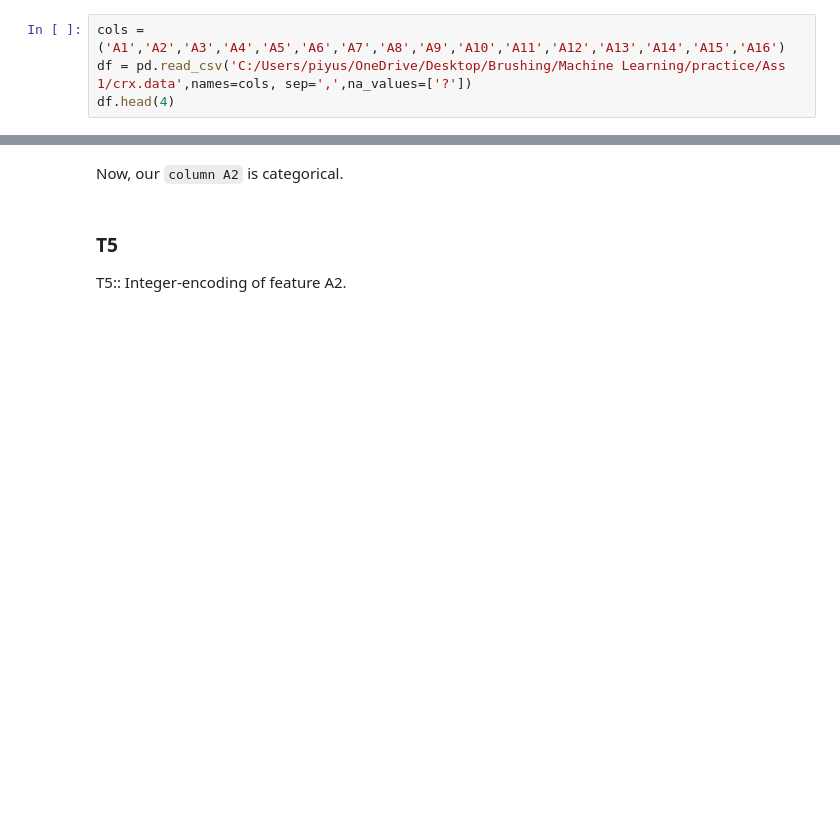
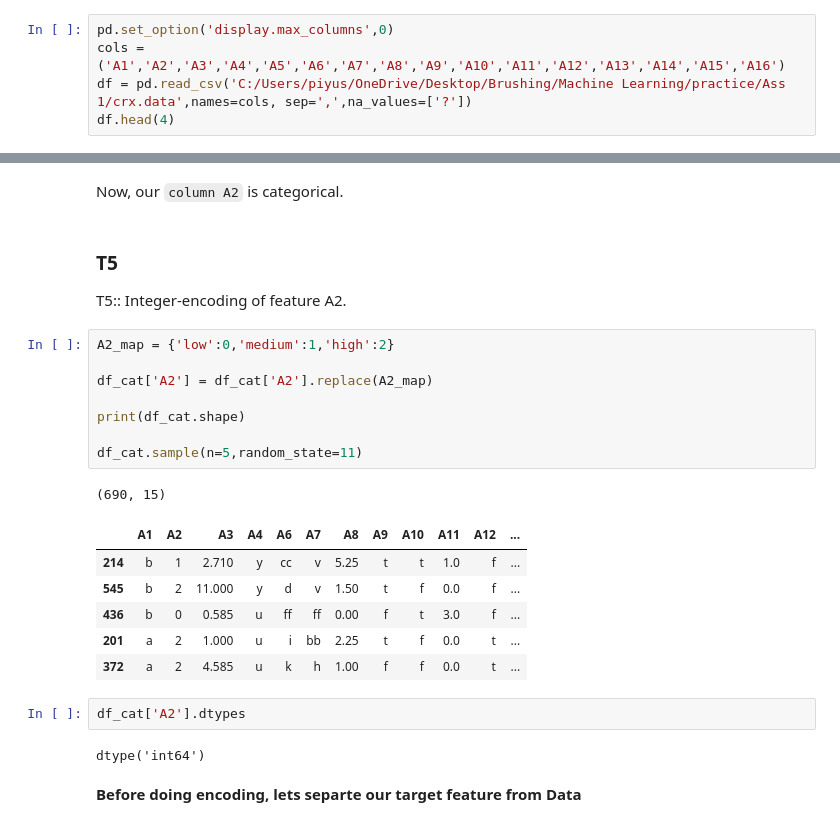
Before and after one commit to piyushthaware/Machine_Learning, a Jupyter notebook: ML_preprocessing_1.ipynb, the cells around one changed output, grey strips where cells are left out. Saved outputs shown, nothing was run; the diff lists cells and outputs as text; blank space fills up the shorter version.

```diff
--- a/ML_preprocessing_1.ipynb
+++ b/ML_preprocessing_1.ipynb
@@ -42,6 +42,7 @@ import numpy as np
 
 Reading data and setting `"?" to NA value`
 # %%
+pd.set_option('display.max_columns',0)
 cols = ('A1','A2','A3','A4','A5','A6','A7','A8','A9','A10','A11','A12','A13','A14','A15','A16')
 df = pd.read_csv('C:/Users/piyus/OneDrive/Desktop/Brushing/Machine Learning/practice/Ass 1/crx.data',names=cols, sep=',',na_values=['?'])
 df.head(4)
@@ -254,3 +255,25 @@ Now, our `column A2` is categorical.
 # %% [markdown]
 ### T5
 T5:: Integer-encoding of feature A2.
+# %%
+A2_map = {'low':0,'medium':1,'high':2}
+
+df_cat['A2'] = df_cat['A2'].replace(A2_map)
+
+print(df_cat.shape)
+
+df_cat.sample(n=5,random_state=11)
+# %% [output]
+(690, 15)
+|  | A1 | A2 | A3 | A4 | A6 | A7 | A8 | A9 | A10 | A11 | A12 | ... |
+| 214 | b | 1 | 2.710 | y | cc | v | 5.25 | t | t | 1.0 | f | ... |
+| 545 | b | 2 | 11.000 | y | d | v | 1.50 | t | f | 0.0 | f | ... |
+| 436 | b | 0 | 0.585 | u | ff | ff | 0.00 | f | t | 3.0 | f | ... |
+| 201 | a | 2 | 1.000 | u | i | bb | 2.25 | t | f | 0.0 | t | ... |
+| 372 | a | 2 | 4.585 | u | k | h | 1.00 | f | f | 0.0 | t | ... |
+# %%
+df_cat['A2'].dtypes
+# %% [output]
+dtype('int64')
+# %% [markdown]
+**Before doing encoding, lets separte our target feature from Data**
```
Also changed, not shown: parts of 15 cells of this notebook.
